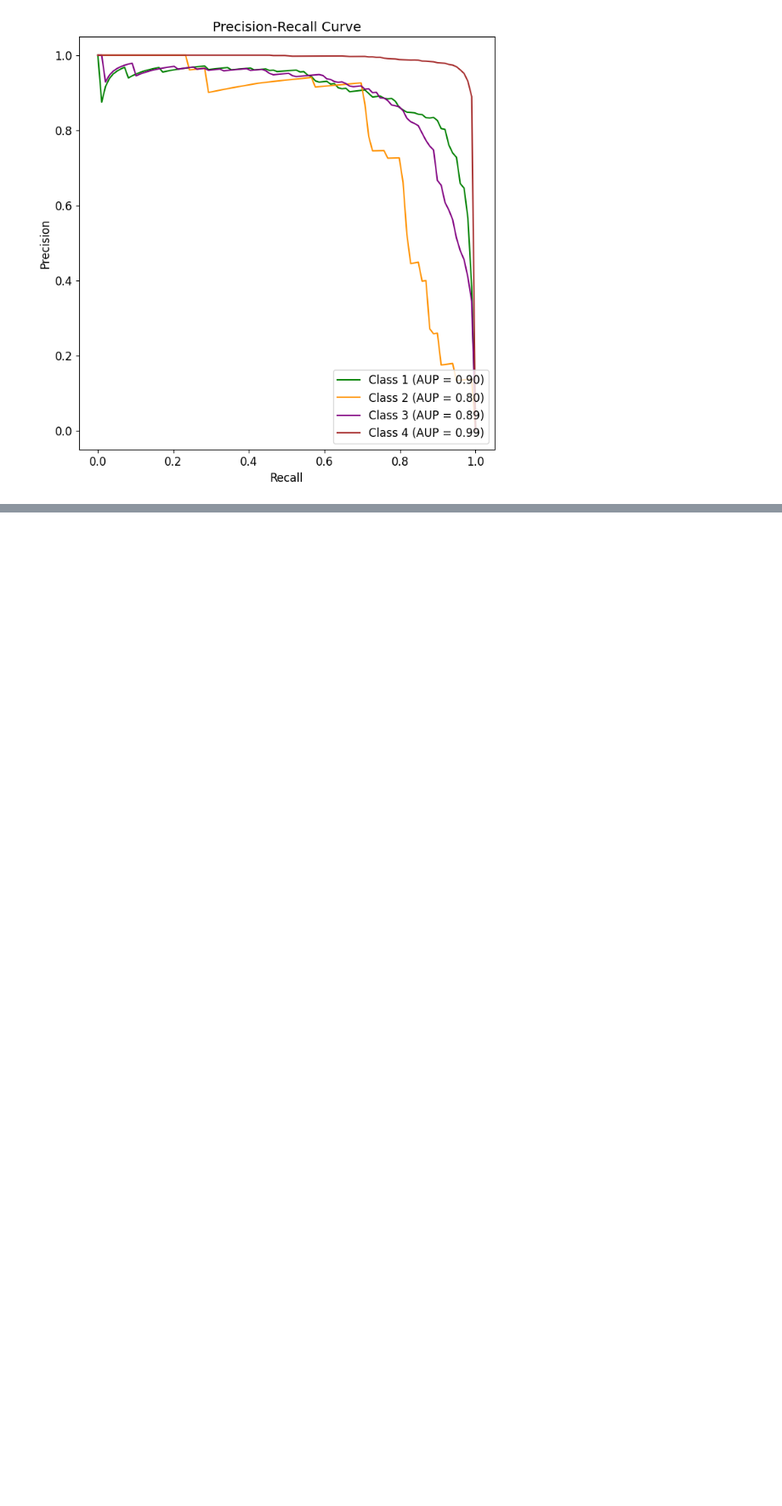
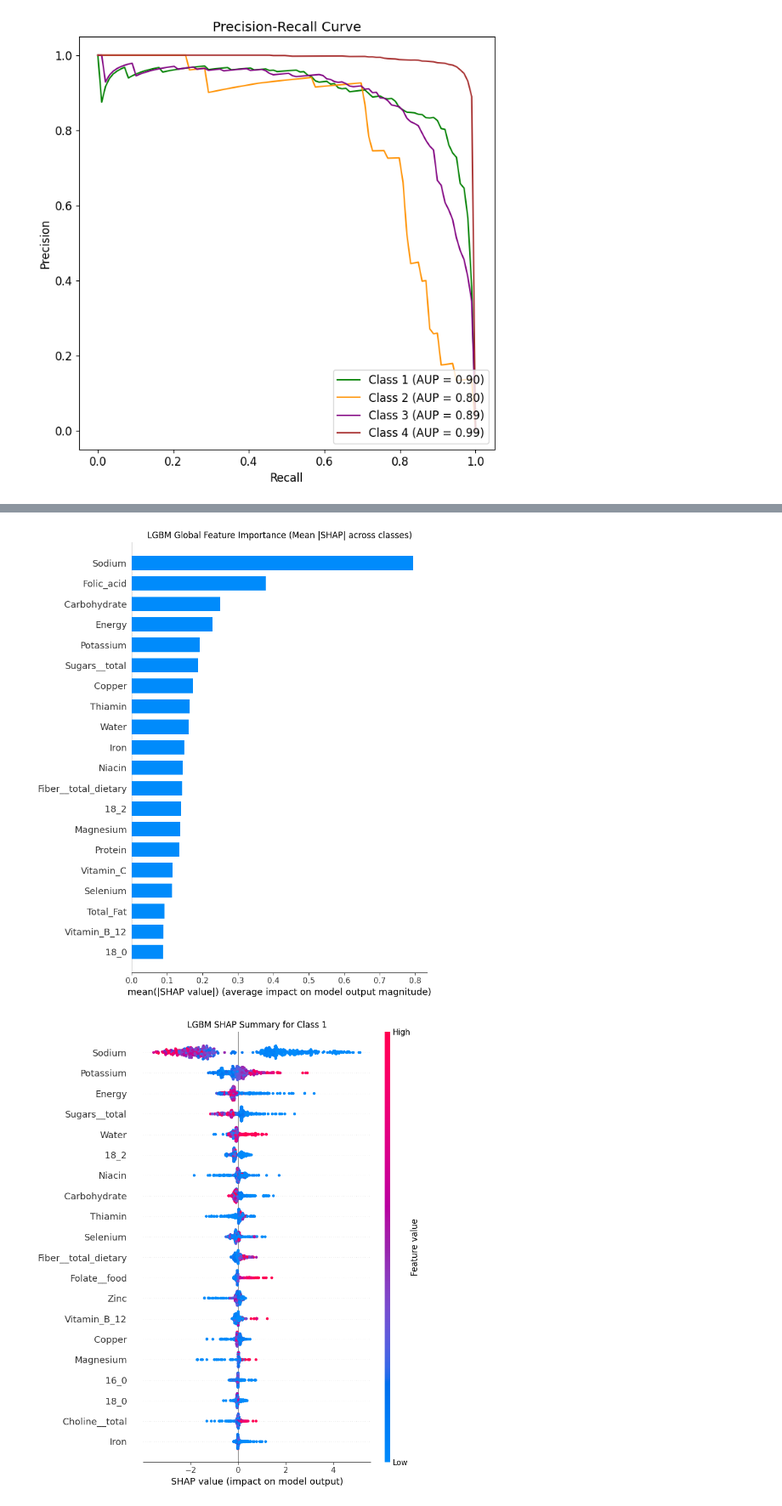
Before and after one commit to Divyeh-IIITD/NOVA_SENSE, a Jupyter notebook: Code_Files/lgbm_65_numerical.ipynb, the cells around one changed output, grey strips where cells are left out. Shown at 85% size. Saved outputs shown, nothing was run; the diff lists cells and outputs as text; code cells hidden in the pictures; blank space fills up the shorter version.

```diff
--- a/Code_Files/lgbm_65_numerical.ipynb
+++ b/Code_Files/lgbm_65_numerical.ipynb
@@ -243,3 +243,81 @@ plot_pr_curves_multiclass_kfold_smote(
 [figure]
 [figure]
 [figure]
+# %%
+try:
+    import shap
+except ImportError:
+    import sys
+    import subprocess
+    subprocess.check_call([sys.executable, '-m', 'pip', 'install', 'shap'])
+    import shap
+
+import numpy as np
+import pandas as pd
+import matplotlib.pyplot as plt
+
+shap_output_path = project_root / 'models' / 'numerical_65_lgbm' / 'shap'
+shap_output_path.mkdir(parents=True, exist_ok=True)
+
+# Fit a stable model on the full training split for the SHAP analysis.
+shap_lgbm = LGBMClassifier(random_state=42, verbose=-1)
+shap_lgbm.fit(X_train_df, y_train)
+
+# Keep the explanation set compact so the plots stay readable.
+shap_sample_size = min(500, len(X_test_df))
+X_shap = X_test_df.sample(n=shap_sample_size, random_state=42).reset_index(drop=True)
+
+explainer = shap.TreeExplainer(shap_lgbm)
+shap_values = explainer(X_shap)
+
+print(f'SHAP sample size: {X_shap.shape[0]} rows, {X_shap.shape[1]} features')
+print(f'Model classes: {list(shap_lgbm.classes_)}')
+print(f'SHAP value shape: {shap_values.values.shape}')
+
+def save_shap_summary(values, features, title, filename, plot_type='dot', max_display=20):
+    shap.summary_plot(values, features, plot_type=plot_type, max_display=max_display, show=False)
+    plt.title(title)
+    plt.tight_layout()
+    plt.savefig(shap_output_path / filename, dpi=300, bbox_inches='tight')
+    plt.show()
+    plt.close()
+
+if shap_values.values.ndim == 3:
+    mean_abs_across_classes = np.mean(np.abs(shap_values.values), axis=2)
+    save_shap_summary(
+        mean_abs_across_classes, X_shap,
+        'LGBM Global Feature Importance (Mean |SHAP| across classes)',
+        'lgbm_shap_global_bar.png',
+        plot_type='bar'
+    )
+    for class_index, class_label in enumerate(shap_lgbm.classes_):
+        class_values = shap_values[:, :, class_index].values
+        save_shap_summary(
+            class_values, X_shap,
+            f'LGBM SHAP Summary for Class {class_label}',
+            f'lgbm_shap_class_{class_label}_beeswarm.png'
+        )
+else:
+    save_shap_summary(
+        shap_values.values, X_shap,
+        'LGBM SHAP Summary',
+        'lgbm_shap_beeswarm.png'
+    )
+    save_shap_summary(
+        np.abs(shap_values.values), X_shap,
+        'LGBM Global Feature Importance (Mean |SHAP|)',
+        'lgbm_shap_bar.png',
+        plot_type='bar'
+    )
+
+if shap_values.values.ndim == 3:
+    mean_abs_by_feature = np.mean(np.abs(shap_values.values), axis=(0, 2))
+else:
+    mean_abs_by_feature = np.mean(np.abs(shap_values.values), axis=0)
+
+feature_importance = pd.Series(mean_abs_by_feature, index=X_shap.columns).sort_values(ascending=False)
+print('Top 15 features by mean |SHAP|:')
+print(feature_importance.head(15).to_string())
+feature_importance.head(30).to_csv(shap_output_path / 'lgbm_shap_top_features.csv', header=['mean_abs_shap'])
+print(f'Saved SHAP outputs to: {shap_output_path}')
+# %% [output]
@@ -245,0 +327,2 @@ plot_pr_curves_multiclass_kfold_smote(
+[figure, added]
+[figure, added]
```
Also changed, not shown: parts of 2 cells of this notebook, 9 other files.
